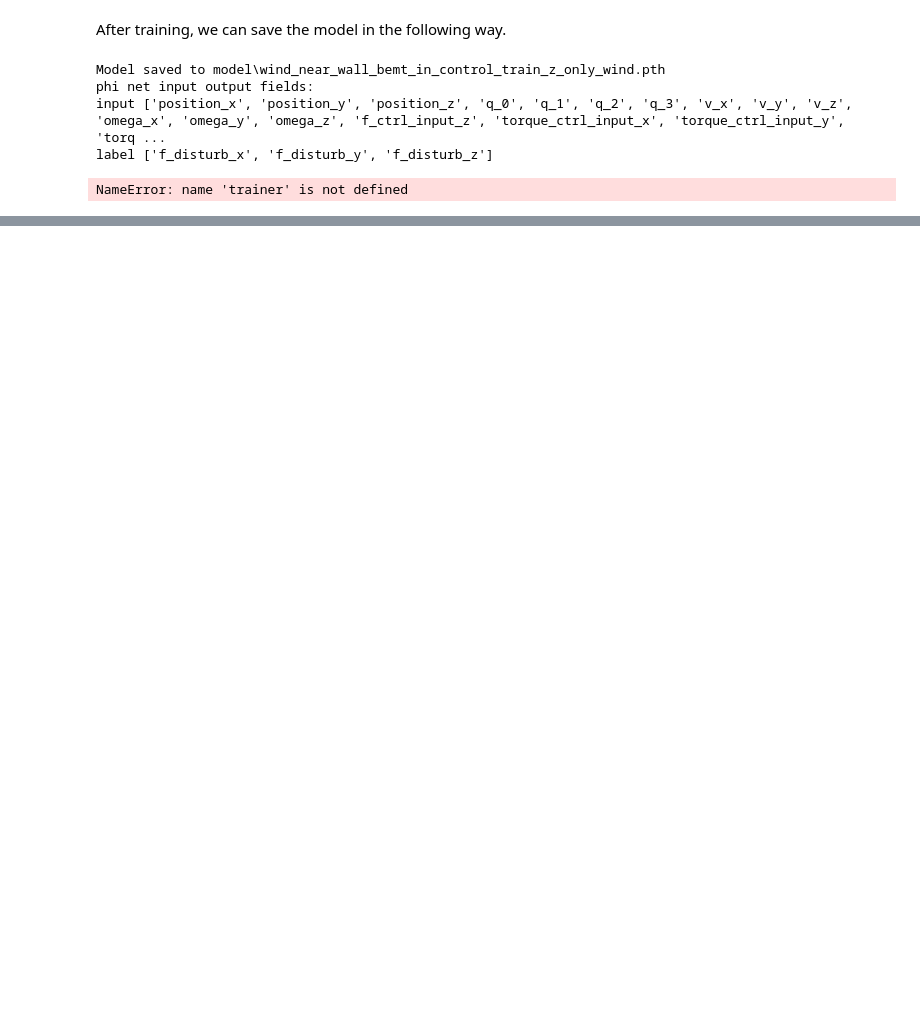
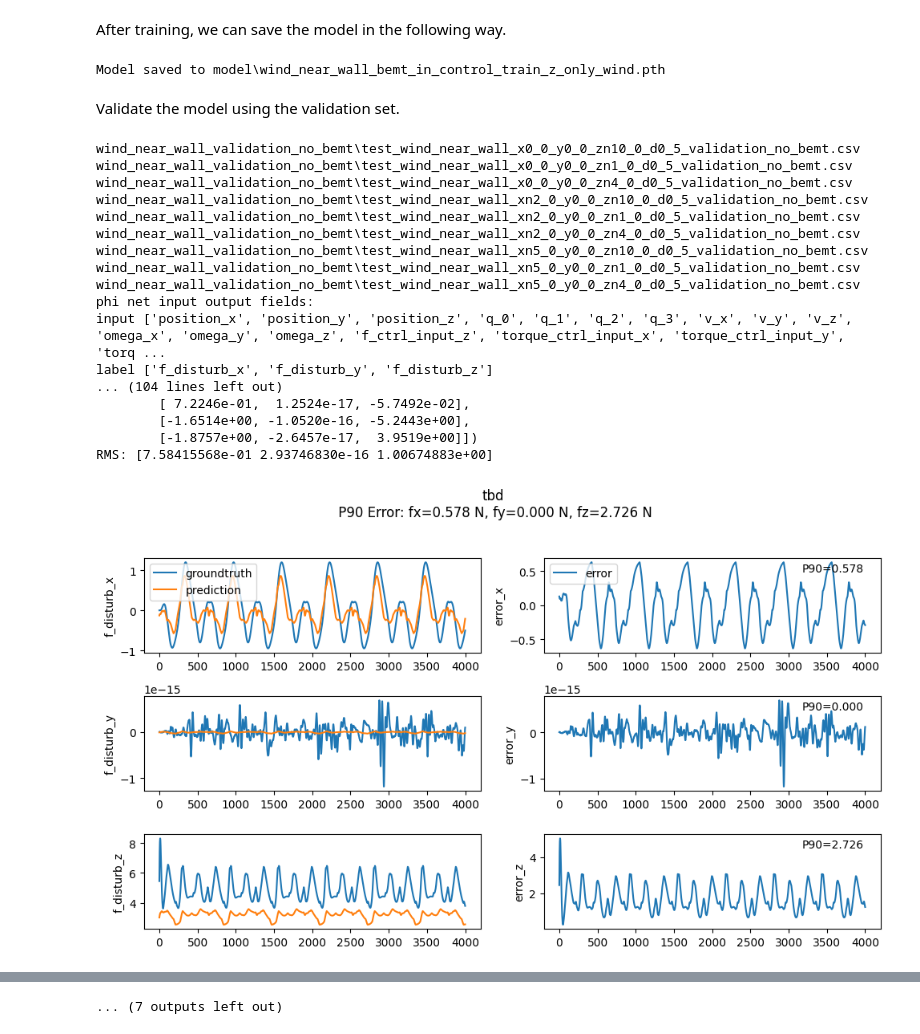
Before and after one commit to zzzzzzhym/DroneSimulator, a Jupyter notebook: learning/trainer_user_guide.ipynb, the cells around one changed output, grey strips where cells are left out. Saved outputs shown, nothing was run; the diff lists cells and outputs as text; code cells hidden in the pictures; blank space fills up the shorter version.

```diff
--- a/learning/trainer_user_guide.ipynb
+++ b/learning/trainer_user_guide.ipynb
@@ -87,24 +89,46 @@ n = 450
 performance_analyzer.plot_tsne_3d_of_a(manager.trainer_instance.a_trace, list(range(n, n + 10)))
 # %% [markdown]
 After training, we can save the model in the following way.
-# %%
-model_name = subfolder
-
-manager.save_model(model_name)
-phi, h = training_manager.load_model(model_name)
-# make a new trainer to replicate the above setup, just to allow verify_model to work
-trainer_for_verification = trainer.Trainer(data_list[:2], path1, path2, True)
-trainer_for_verification.phi_net = phi
-trainer_for_verification.h_net = h
-trainer_for_verification.verify_model([data_list[-1]])
-plt.show()
-
-print("phi net input output fields:")
-for key, value in config["phi_net_io_fields"].items():
-    print(key, value)
-# %% [output]
-Model saved to model\wind_near_wall_bemt_in_control_train_z_only_wind.pth
-phi net input output fields:
-input ['position_x', 'position_y', 'position_z', 'q_0', 'q_1', 'q_2', 'q_3', 'v_x', 'v_y', 'v_z', 'omega_x', 'omega_y', 'omega_z', 'f_ctrl_input_z', 'torque_ctrl_input_x', 'torque_ctrl_input_y', 'torq ...
-label ['f_disturb_x', 'f_disturb_y', 'f_disturb_z']
-NameError: name 'trainer' is not defined
+# %%
+model_name = subfolder
+manager.save_model(model_name)
+# %% [output]
+Model saved to model\wind_near_wall_bemt_in_control_train_z_only_wind.pth
+# %% [markdown]
+Validate the model using the validation set.
+# %%
+current_dir = os.getcwd()
+subfolder = "wind_near_wall_validation_no_bemt"
+folder_path = os.path.join(os.path.dirname(current_dir), "data", "training", subfolder)
+file_names = [f for f in os.listdir(folder_path) if os.path.isfile(os.path.join(folder_path, f))]
+
+# Filter out files that do not end with .csv
+file_names = [f for f in file_names if f.endswith('.csv')]
+# add subfolder to the file names
+data_list = [os.path.join(subfolder, f) for f in file_names]
+for data in data_list:
+    print(data)
+
+phi, h = training_manager.load_model(model_name)
+# make a new trainer to replicate the above setup, just to allow verify_model to work
+trainer_for_verification = manager.validate(phi, h, data_list)
+plt.show()
+# %% [output]
+wind_near_wall_validation_no_bemt\test_wind_near_wall_x0_0_y0_0_zn10_0_d0_5_validation_no_bemt.csv
+wind_near_wall_validation_no_bemt\test_wind_near_wall_x0_0_y0_0_zn1_0_d0_5_validation_no_bemt.csv
+wind_near_wall_validation_no_bemt\test_wind_near_wall_x0_0_y0_0_zn4_0_d0_5_validation_no_bemt.csv
+wind_near_wall_validation_no_bemt\test_wind_near_wall_xn2_0_y0_0_zn10_0_d0_5_validation_no_bemt.csv
+wind_near_wall_validation_no_bemt\test_wind_near_wall_xn2_0_y0_0_zn1_0_d0_5_validation_no_bemt.csv
+wind_near_wall_validation_no_bemt\test_wind_near_wall_xn2_0_y0_0_zn4_0_d0_5_validation_no_bemt.csv
+wind_near_wall_validation_no_bemt\test_wind_near_wall_xn5_0_y0_0_zn10_0_d0_5_validation_no_bemt.csv
+wind_near_wall_validation_no_bemt\test_wind_near_wall_xn5_0_y0_0_zn1_0_d0_5_validation_no_bemt.csv
+wind_near_wall_validation_no_bemt\test_wind_near_wall_xn5_0_y0_0_zn4_0_d0_5_validation_no_bemt.csv
+phi net input output fields:
+input ['position_x', 'position_y', 'position_z', 'q_0', 'q_1', 'q_2', 'q_3', 'v_x', 'v_y', 'v_z', 'omega_x', 'omega_y', 'omega_z', 'f_ctrl_input_z', 'torque_ctrl_input_x', 'torque_ctrl_input_y', 'torq ...
+label ['f_disturb_x', 'f_disturb_y', 'f_disturb_z']
+... (104 lines left out)
+        [ 7.2246e-01,  1.2524e-17, -5.7492e-02],
+        [-1.6514e+00, -1.0520e-16, -5.2443e+00],
+        [-1.8757e+00, -2.6457e-17,  3.9519e+00]])
+RMS: [7.58415568e-01 2.93746830e-16 1.00674883e+00]
+[figure, added]
@@ -110,0 +145 @@ NameError: name 'trainer' is not defined
+... (7 outputs left out)
```
Also changed, not shown: parts of 5 cells of this notebook, 2 other files.
